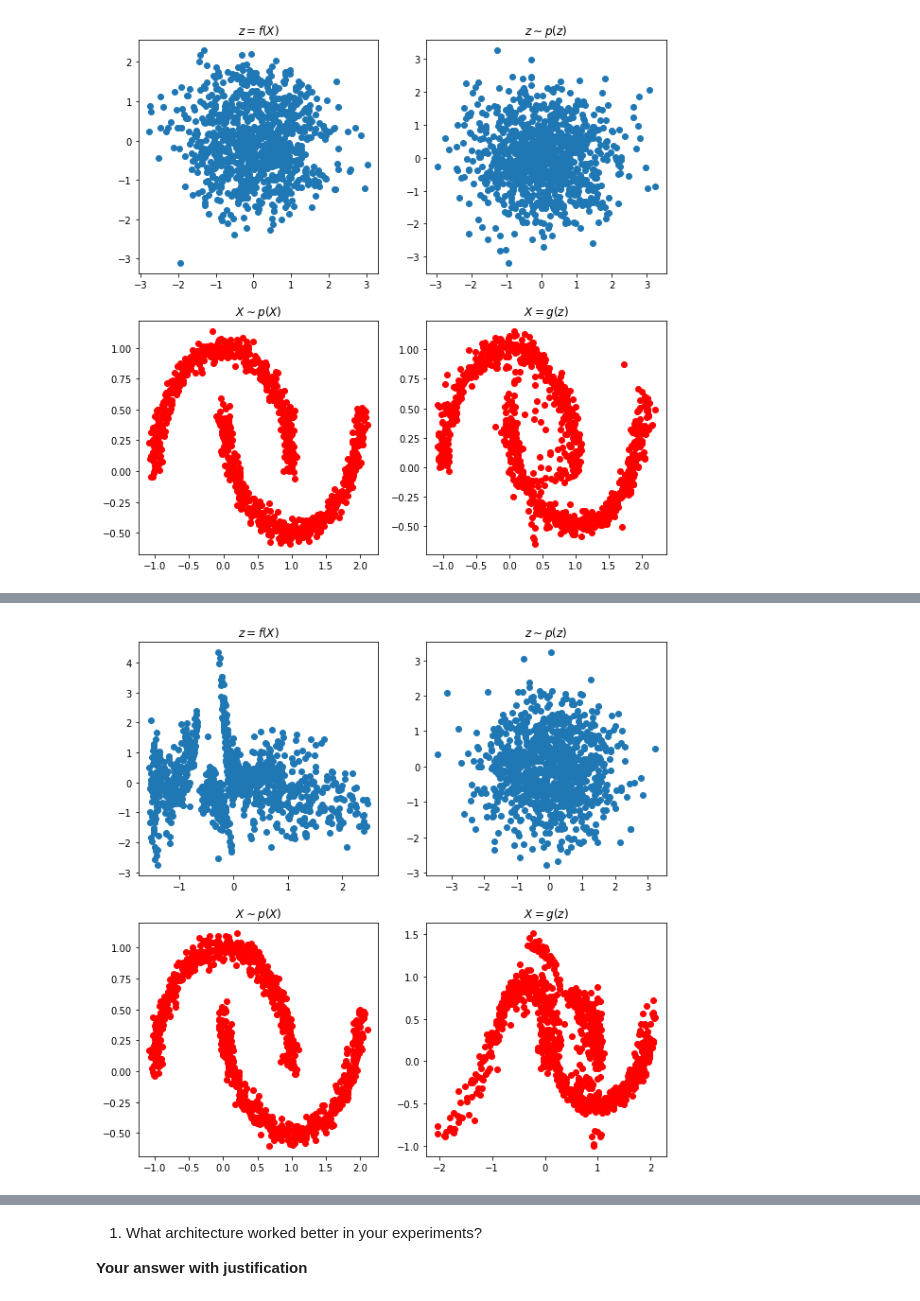
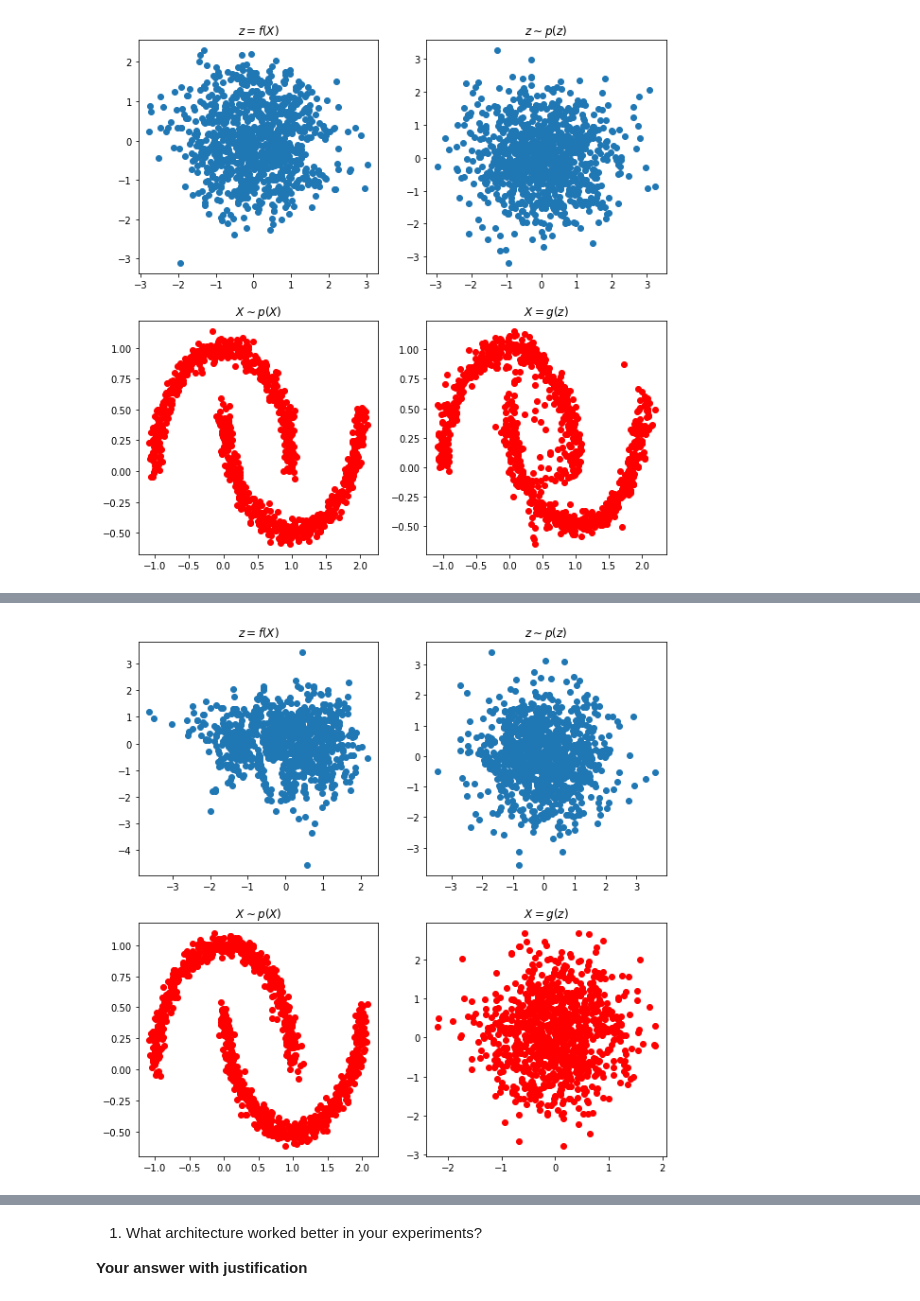
Before and after one commit to Tikhon239/HSE, a Jupyter notebook: BayesML/NF/nf-assignment.ipynb, the cells around one changed output, grey strips where cells are left out. Saved outputs shown, nothing was run; the diff lists cells and outputs as text; code cells hidden in the pictures.

```diff
--- a/BayesML/NF/nf-assignment.ipynb
+++ b/BayesML/NF/nf-assignment.ipynb
@@ -393,10 +393,12 @@ iter 4500: loss = 0.508
 iter 5000: loss = 0.457
 [figure]
 # %%
-# увеличим количество слоев
+# увеличим количество слоев (тогда и шагов надо сделать больше)
 args['n_layers'] = 5
+train_args['steps'] = 10001
 
 flow = get_flow_model(**args)
 flow.fit(**train_args)
 flow.visualization(n_samples=1000)
+train_args['steps'] = 5001
 # %% [output]
@@ -414,4 +422,4 @@ iter 5000: loss = 0.832
-[figure, old version]
+[figure, new version]
 # %%
 # увеличим количество масок
 args['n_layers'] = 3
```
Also changed, not shown: parts of 4 cells of this notebook.
